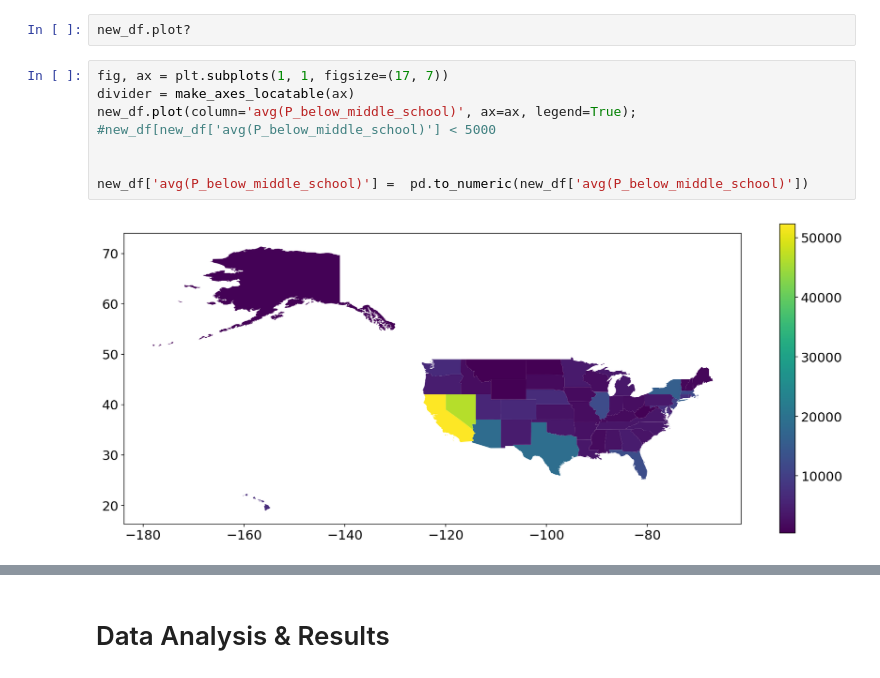
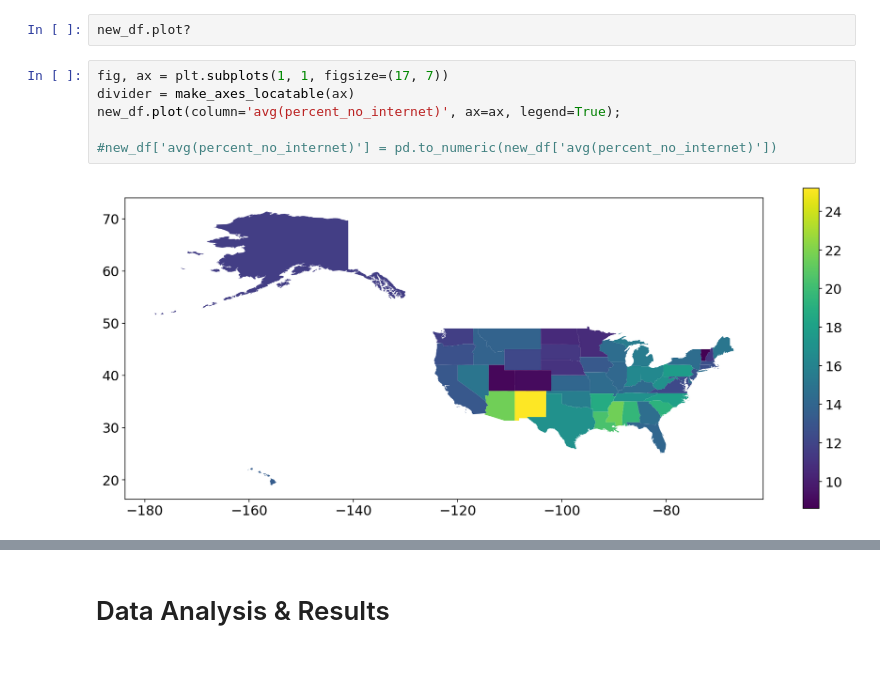
Before and after one commit to jij106/Projects, a Jupyter notebook: FinalProject.ipynb, the cells around one changed output, grey strips where cells are left out. Saved outputs shown, nothing was run; the diff lists cells and outputs as text.

```diff
--- a/FinalProject.ipynb
+++ b/FinalProject.ipynb
@@ -457,10 +455,8 @@ new_df.plot?
 # %%
 fig, ax = plt.subplots(1, 1, figsize=(17, 7))
 divider = make_axes_locatable(ax)
-new_df.plot(column='avg(P_below_middle_school)', ax=ax, legend=True);
-#new_df[new_df['avg(P_below_middle_school)'] < 5000
+new_df.plot(column='avg(percent_no_internet)', ax=ax, legend=True);
 
-
-new_df['avg(P_below_middle_school)'] =  pd.to_numeric(new_df['avg(P_below_middle_school)'])
+#new_df['avg(percent_no_internet)'] = pd.to_numeric(new_df['avg(percent_no_internet)'])
 # %% [output]
-[figure, old version]
+[figure, new version]
```
Also changed, not shown: parts of 9 cells of this notebook.
